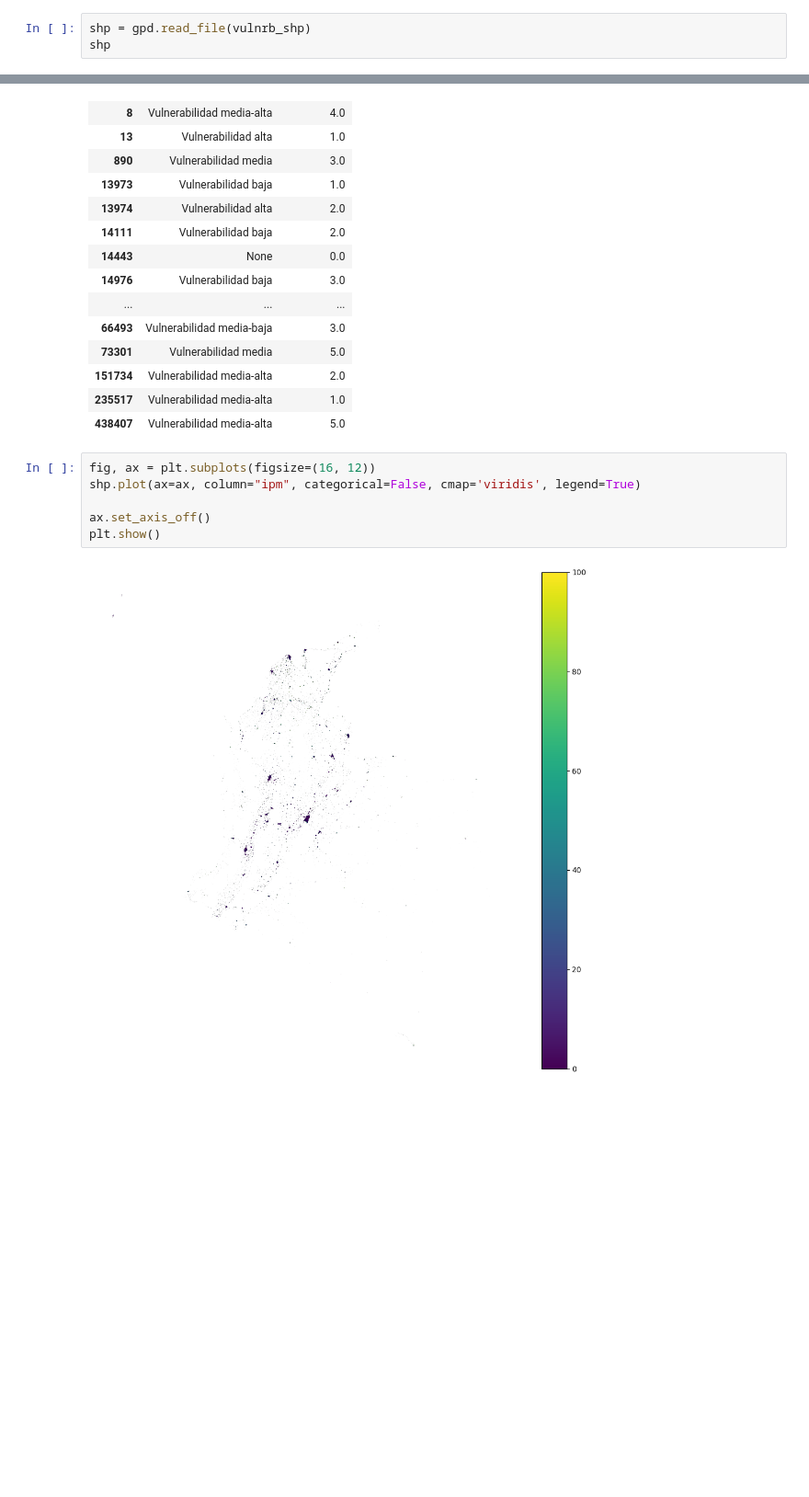
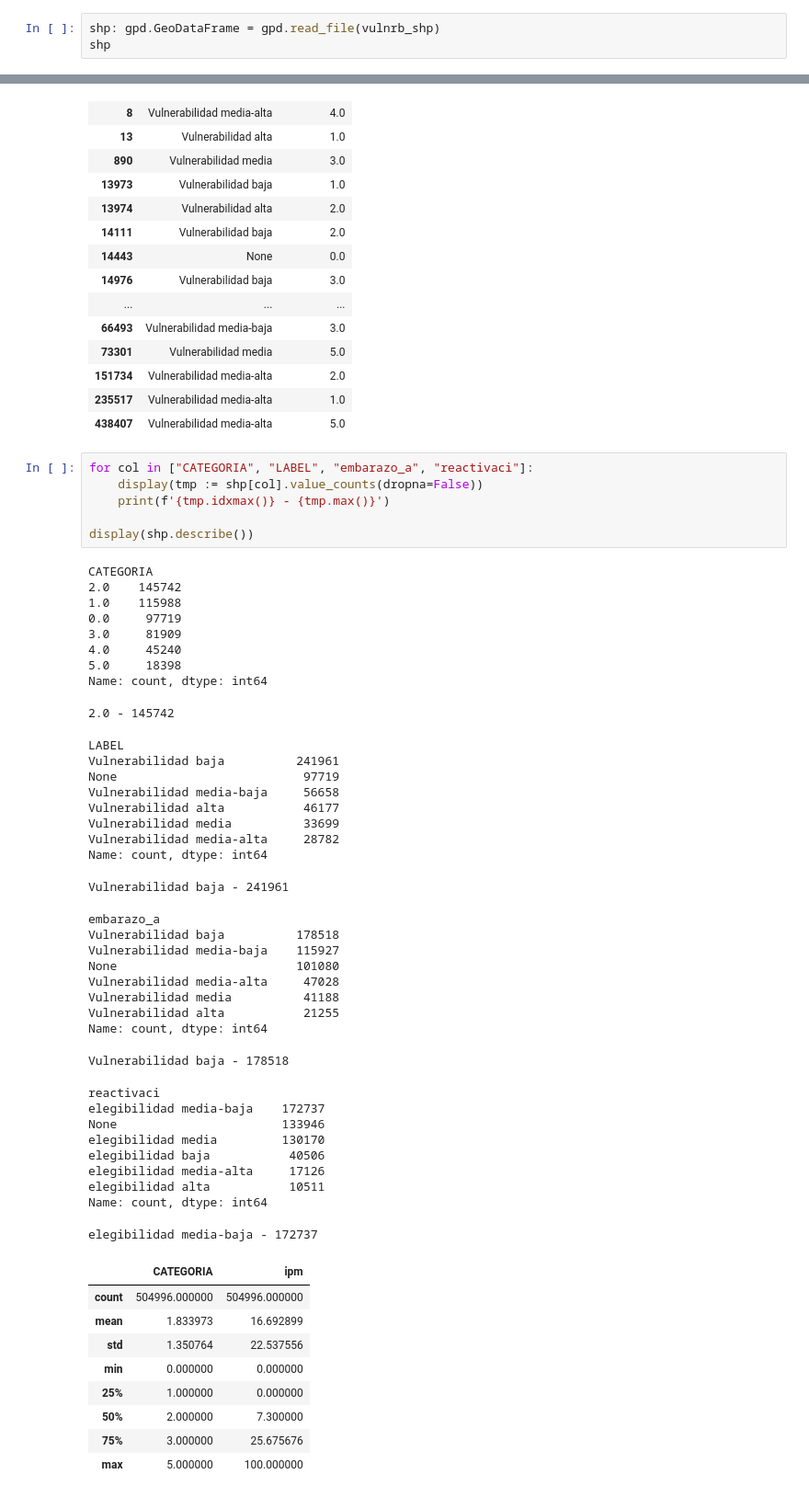
Before and after one commit to dosquisd/Datos-a-la-U, a Jupyter notebook: backend/data/vulnrb.ipynb, the cells around one changed output, grey strips where cells are left out. Shown at 92% size. Saved outputs shown, nothing was run; the diff lists cells and outputs as text; blank space fills up the shorter version.

```diff
--- a/backend/data/vulnrb.ipynb
+++ b/backend/data/vulnrb.ipynb
@@ -19,7 +19,7 @@ vulnrb_shx = f"{DATA_PATH}/VULNRB_IPMxMZ.shx"
 # %% [markdown]
 ## Archivo .shp
 # %%
-shp = gpd.read_file(vulnrb_shp)
+shp: gpd.GeoDataFrame = gpd.read_file(vulnrb_shp)
 shp
 # %% [output]
 |  | COD_DPTO | COD_MPIO | COD_DANE | CATEGORIA | LABEL | ipm | embarazo_a | reactivaci | geometry |
@@ -137,11 +136,55 @@ shp[["LABEL", "CATEGORIA"]].drop_duplicates()
 | 151734 | Vulnerabilidad media-alta | 2.0 |
 | 235517 | Vulnerabilidad media-alta | 1.0 |
 | 438407 | Vulnerabilidad media-alta | 5.0 |
-# %%
-fig, ax = plt.subplots(figsize=(16, 12))
-shp.plot(ax=ax, column="ipm", categorical=False, cmap='viridis', legend=True)
-
-ax.set_axis_off()
-plt.show()
-# %% [output]
-[figure, removed]
+# %%
+for col in ["CATEGORIA", "LABEL", "embarazo_a", "reactivaci"]:
+    display(tmp := shp[col].value_counts(dropna=False))
+    print(f'{tmp.idxmax()} - {tmp.max()}')
+
+display(shp.describe())
+# %% [output]
+CATEGORIA
+2.0    145742
+1.0    115988
+0.0     97719
+3.0     81909
+4.0     45240
+5.0     18398
+Name: count, dtype: int64
+2.0 - 145742
+LABEL
+Vulnerabilidad baja          241961
+None                          97719
+Vulnerabilidad media-baja     56658
+Vulnerabilidad alta           46177
+Vulnerabilidad media          33699
+Vulnerabilidad media-alta     28782
+Name: count, dtype: int64
+Vulnerabilidad baja - 241961
+embarazo_a
+Vulnerabilidad baja          178518
+Vulnerabilidad media-baja    115927
+None                         101080
+Vulnerabilidad media-alta     47028
+Vulnerabilidad media          41188
+Vulnerabilidad alta           21255
+Name: count, dtype: int64
+Vulnerabilidad baja - 178518
+reactivaci
+elegibilidad media-baja    172737
+None                       133946
+elegibilidad media         130170
+elegibilidad baja           40506
+elegibilidad media-alta     17126
+elegibilidad alta           10511
+Name: count, dtype: int64
+elegibilidad media-baja - 172737
+|  | CATEGORIA | ipm |
+| count | 504996.000000 | 504996.000000 |
+| mean | 1.833973 | 16.692899 |
+| std | 1.350764 | 22.537556 |
+| min | 0.000000 | 0.000000 |
+| 25% | 1.000000 | 0.000000 |
+| 50% | 2.000000 | 7.300000 |
+| 75% | 3.000000 | 25.675676 |
+| max | 5.000000 | 100.000000 |
```
Also changed, not shown: parts of 7 cells of this notebook, 1 other file.
